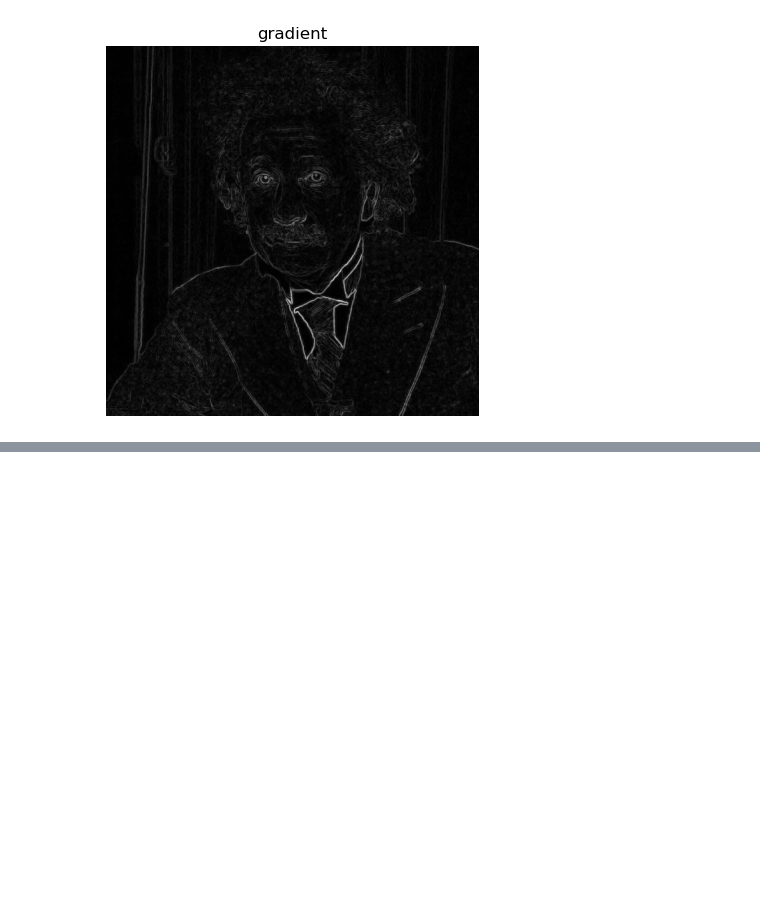
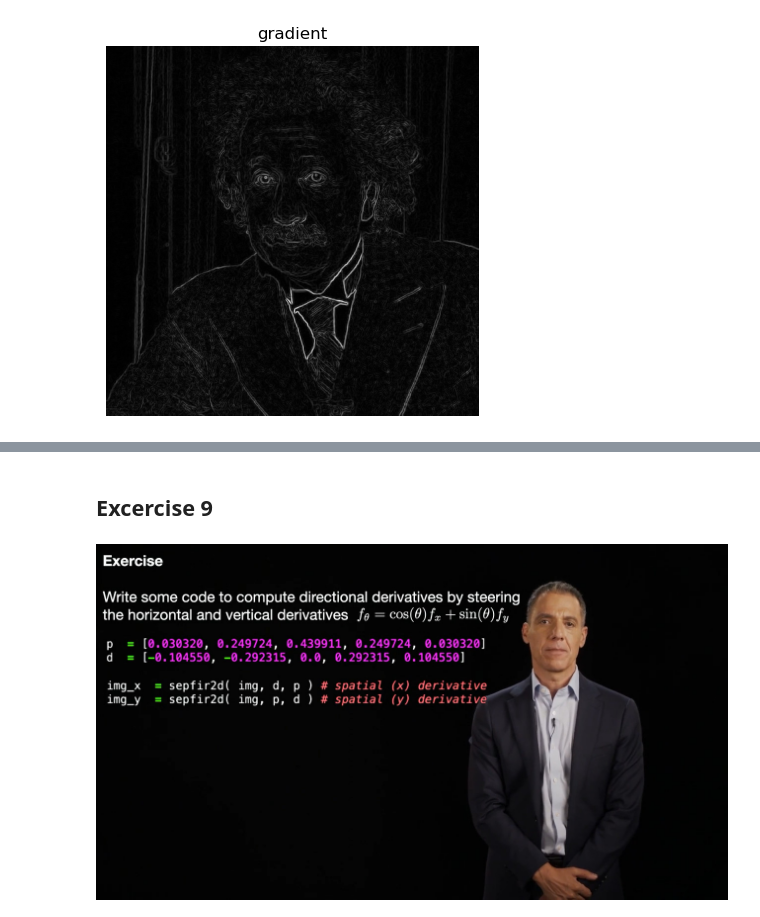
Before and after one commit to rQBx91/Road2Vision, a Jupyter notebook: Introduction to Computer Vision by Hany Farid Professor at UC Berkeley/Introduction to Computer Vision by Hany Farid.ipynb, the cells around one changed output, grey strips where cells are left out. Cells and saved outputs as stored; diff of their text form; code cells hidden in the pictures; blank space fills up the shorter version.

```diff
--- a/Introduction to Computer Vision by Hany Farid Professor at UC Berkeley/Introduction to Computer Vision by Hany Farid.ipynb
+++ b/Introduction to Computer Vision by Hany Farid Professor at UC Berkeley/Introduction to Computer Vision by Hany Farid.ipynb
@@ -358,0 +443,7 @@ plt.show()
+# %% [markdown]
+## Excercise 9
+# %%
+# question
+showImage(path.join(image_dir, 'Excercise9.jpg'))
+# %% [output]
+[figure, added]
```
Also changed, not shown: parts of 7 cells of this notebook, 2 other files.
